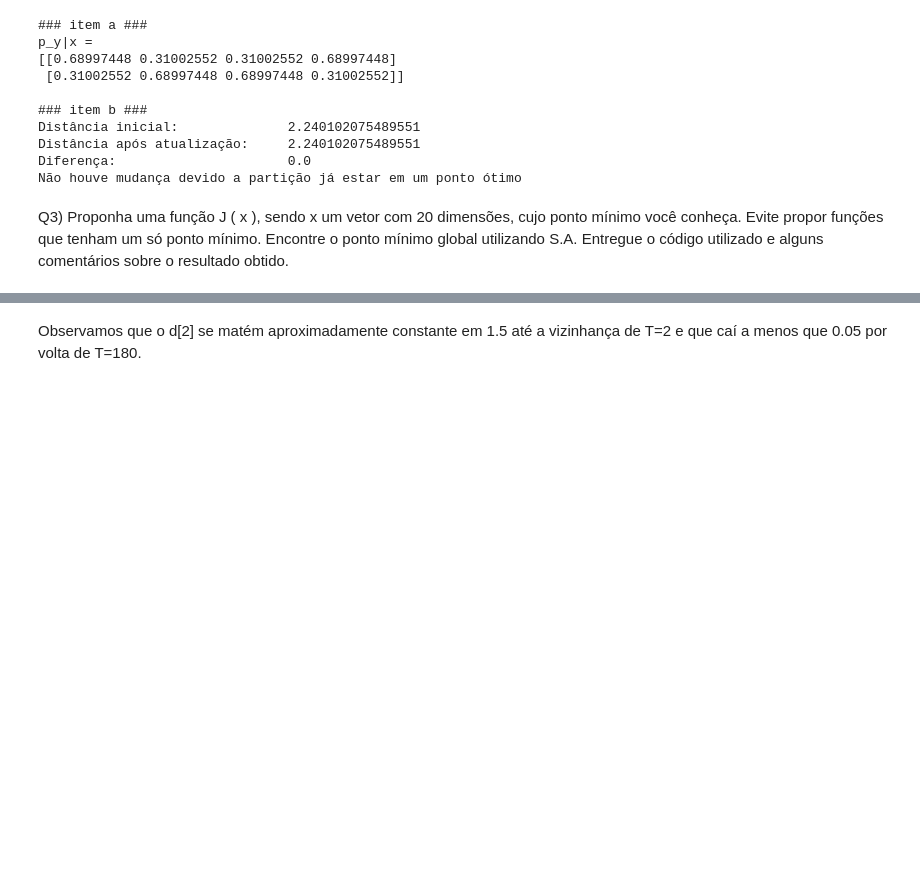
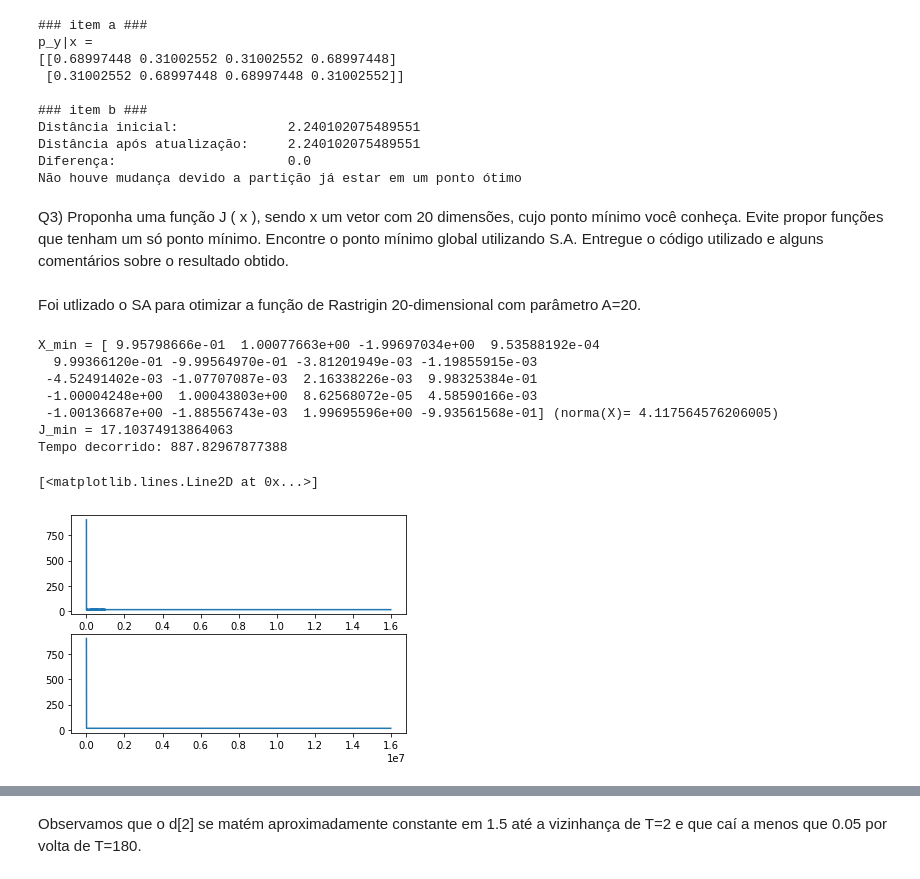
Before and after one commit to gevangelista7/natural-optimization, a Jupyter notebook: Lista 3/Lista_3.ipynb, the cells around one changed output, grey strips where cells are left out. Cells and saved outputs as stored; diff of their text form; code cells hidden in the pictures; blank space fills up the shorter version.

```diff
--- a/Lista 3/Lista_3.ipynb
+++ b/Lista 3/Lista_3.ipynb
@@ -223,6 +274,41 @@ Diferença:                      0.0
 Não houve mudança devido a partição já estar em um ponto ótimo
 # %% [markdown]
 Q3) Proponha uma função J ( x ), sendo x um vetor com 20 dimensões, cujo ponto mínimo você conheça. Evite propor funções que tenham um só ponto mínimo. Encontre o ponto mínimo global utilizando S.A. Entregue o código utilizado e alguns comentários sobre o resultado obtido.
+# %% [markdown]
+Foi utlizado o SA para otimizar a função de Rastrigin 20-dimensional com parâmetro A=20.
+# %%
+rd.seed(10)
+dimensions = 20
+x0 = rd.normal(size=dimensions)
+calcJ = generate_rastrigin(50)
+
+results = {}
+N = 1e6
+K = 16
+eps = 1e-3
+T0 = 1e-1
+general_start_time = time.time()
+
+start_time_sa = time.time()
+x_min_sa, J_min_sa, history_sa = simulated_annealing(calcJ=calcJ, x0=x0, N=N, K=K, epsilon=eps, T0=T0)
+elapsed_time_sa = time.time() - start_time_sa
+norm_x_sa = np.linalg.norm(x_min_sa)
+
+print("X_min = {} (norma(X)= {}) \nJ_min = {} \nTempo decorrido: {}".format(x_min_sa, norm_x_sa, J_min_sa, elapsed_time_sa))
+
+fig, ax = plt.subplots(2)
+ax[0].plot([data[-1] for data in history_sa])
+ax[1].plot([data[1] for data in history_sa])
+# %% [output]
+X_min = [ 9.95798666e-01  1.00077663e+00 -1.99697034e+00  9.53588192e-04
+  9.99366120e-01 -9.99564970e-01 -3.81201949e-03 -1.19855915e-03
+ -4.52491402e-03 -1.07707087e-03  2.16338226e-03  9.98325384e-01
+ -1.00004248e+00  1.00043803e+00  8.62568072e-05  4.58590166e-03
+ -1.00136687e+00 -1.88556743e-03  1.99695596e+00 -9.93561568e-01] (norma(X)= 4.117564576206005)
+J_min = 17.10374913864063
+Tempo decorrido: 887.82967877388
+[<matplotlib.lines.Line2D at 0x...>]
+[figure, added]
 # %% [markdown]
 04) Prova de 2009 - Questão 4 (Questão extra, opcional)
 
```
Also changed, not shown: parts of 5 cells of this notebook, 24 other files.
